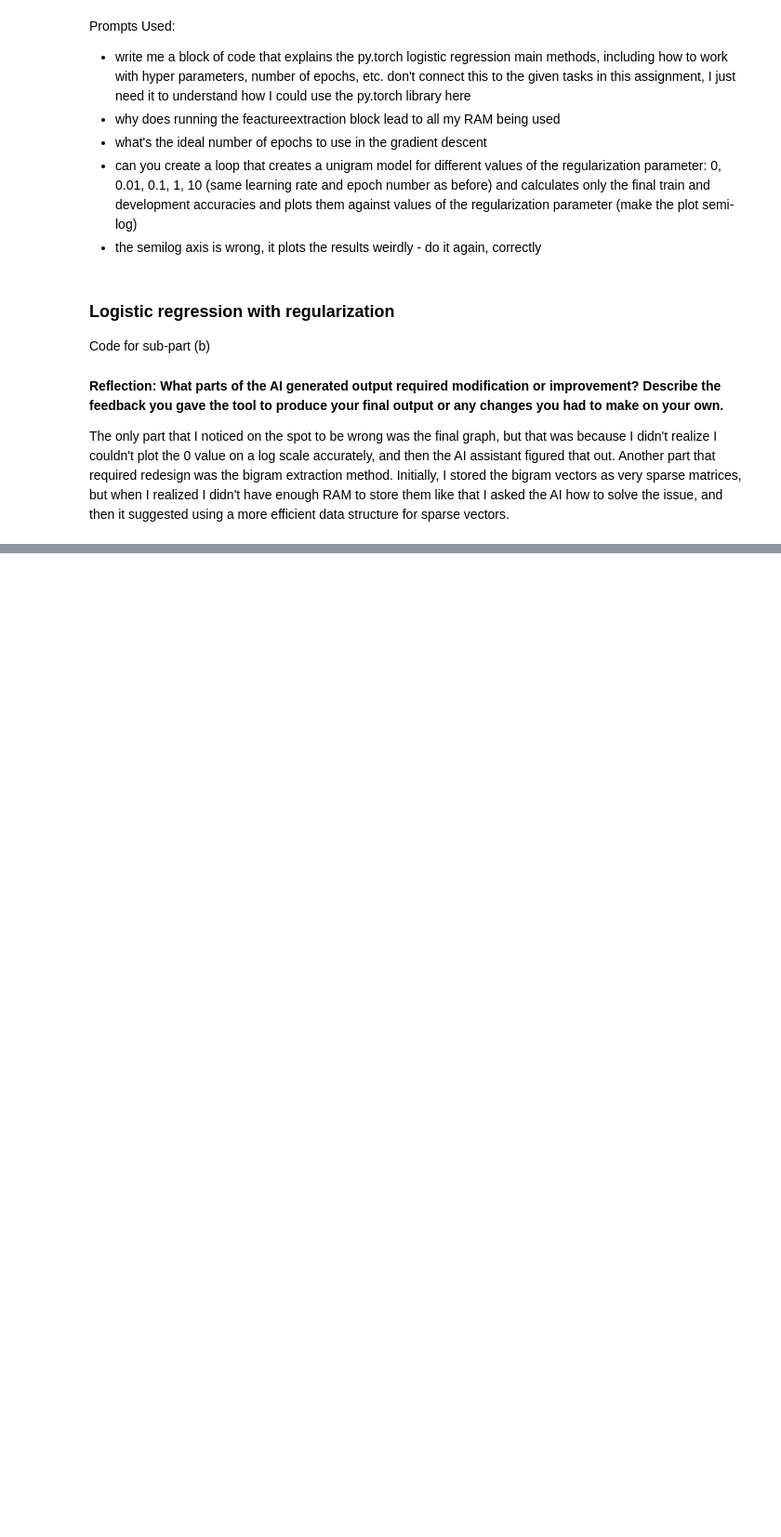
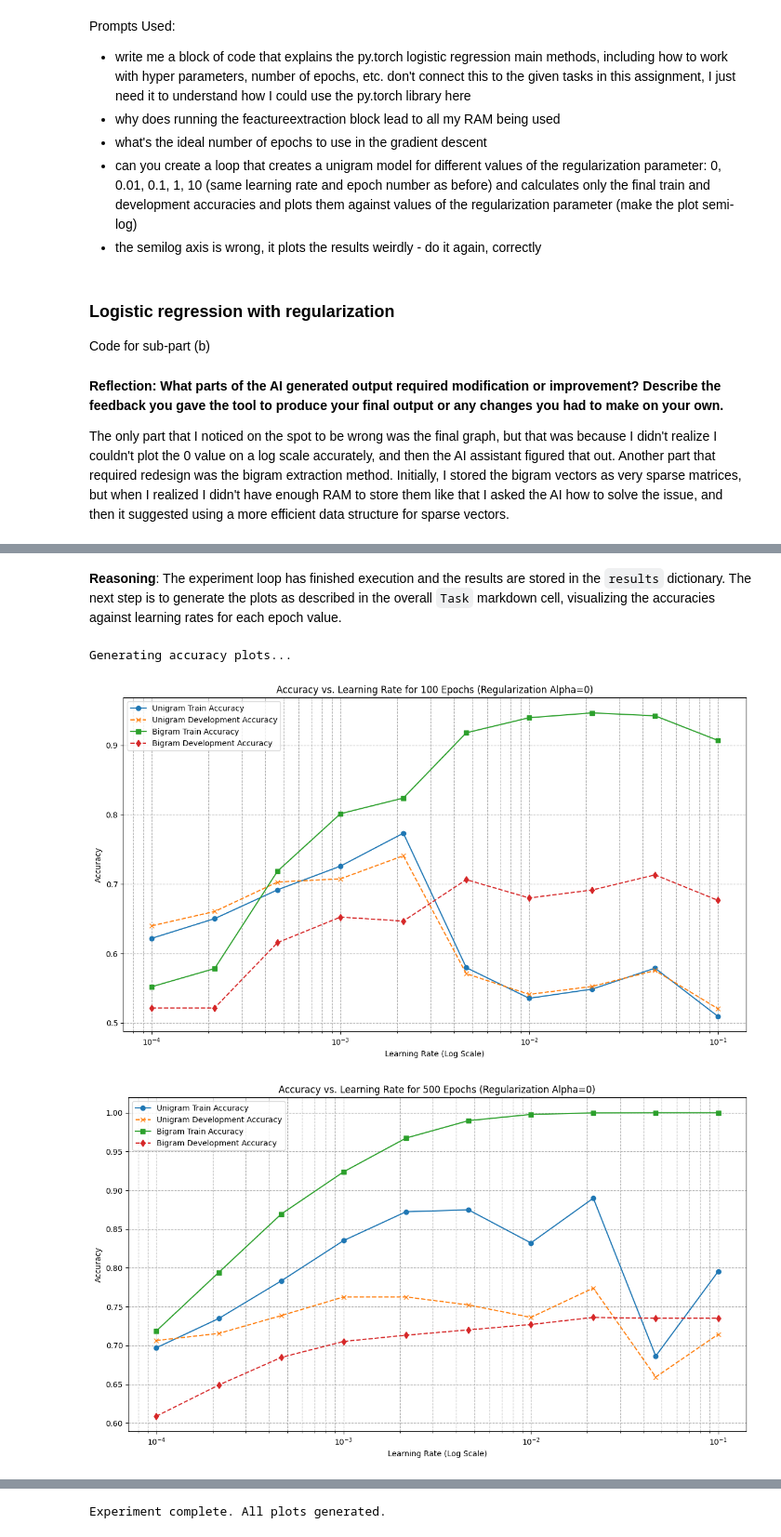
Before and after one commit to AndreiDragomir07/COS484_A1_P2, a Jupyter notebook: Andrei_Dragomir_A1P2_Classification_(COS484_S2026).ipynb, the cells around one changed output, grey strips where cells are left out. Shown at 93% size. Drawn from its saved outputs; the diff is of its cells as text; code cells hidden in the pictures; blank space fills up the shorter version.

Commit message:
have experiments done at the end of the notebook

```diff
--- a/Andrei_Dragomir_A1P2_Classification_(COS484_S2026).ipynb
+++ b/Andrei_Dragomir_A1P2_Classification_(COS484_S2026).ipynb
@@ -542,0 +696,16 @@ Another part that required redesign was the bigram extraction method. Initially,
+# %%
+fixed_reg_param = 0
+stochastic_perc_value = 0.1
+
+# Dictionaries to store final training and development accuracies for each epoch and learning rate combination.
+# Structure: {epoch_val: {'unigram_train': [acc_lr1, acc_lr2, ...], 'unigram_dev': [...], 'bigram_train': [...], 'bigram_dev': [...]}}
+results = {
+    epoch: {
+        'unigram_train': [],
+        'unigram_dev': [],
+        'bigram_train': [],
+        'bigram_dev': []
+    } for epoch in epoch_values
+}
+
+print("Initialized result storage and experiment parameters (fixed_reg_param, stochastic_perc_value).")
@@ -542,0 +784,32 @@ Another part that required redesign was the bigram extraction method. Initially,
+# %% [markdown]
+**Reasoning**:
+The experiment loop has finished execution and the results are stored in the `results` dictionary. The next step is to generate the plots as described in the overall `Task` markdown cell, visualizing the accuracies against learning rates for each epoch value.
+# %%
+import matplotlib.pyplot as plt
+
+print("\nGenerating accuracy plots...")
+for num_epochs in epoch_values:
+    plt.figure(figsize=(12, 7))
+
+    # Plot unigram accuracies
+    plt.plot(learning_rates, results[num_epochs]['unigram_train'], marker='o', linestyle='-', label='Unigram Train Accuracy')
+    plt.plot(learning_rates, results[num_epochs]['unigram_dev'], marker='x', linestyle='--', label='Unigram Development Accuracy')
+
+    # Plot bigram accuracies
+    plt.plot(learning_rates, results[num_epochs]['bigram_train'], marker='s', linestyle='-', label='Bigram Train Accuracy')
+    plt.plot(learning_rates, results[num_epochs]['bigram_dev'], marker='d', linestyle='--', label='Bigram Development Accuracy')
+
+    plt.xscale('log') # Set x-axis (learning rate) to logarithmic scale
+    plt.title(f'Accuracy vs. Learning Rate for {num_epochs} Epochs (Regularization Alpha=0)')
+    plt.xlabel('Learning Rate (Log Scale)')
+    plt.ylabel('Accuracy')
+    plt.grid(True, which="both", ls="--", c='0.7') # Add grid for better readability
+    plt.legend() # Display legend to differentiate lines
+    plt.tight_layout() # Adjust plot to prevent labels from overlapping
+    plt.show()
+
+print("\nExperiment complete. All plots generated.")
+# %% [output]
+Generating accuracy plots...
+[figure, added]
+[figure, added]
@@ -542,0 +817 @@ Another part that required redesign was the bigram extraction method. Initially,
+Experiment complete. All plots generated.
```
Also changed, not shown: parts of 14 cells of this notebook.
